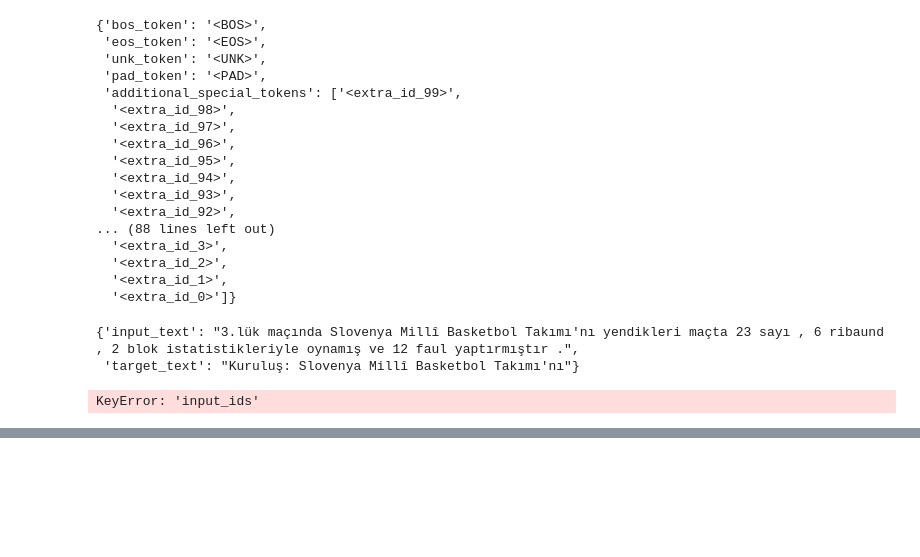
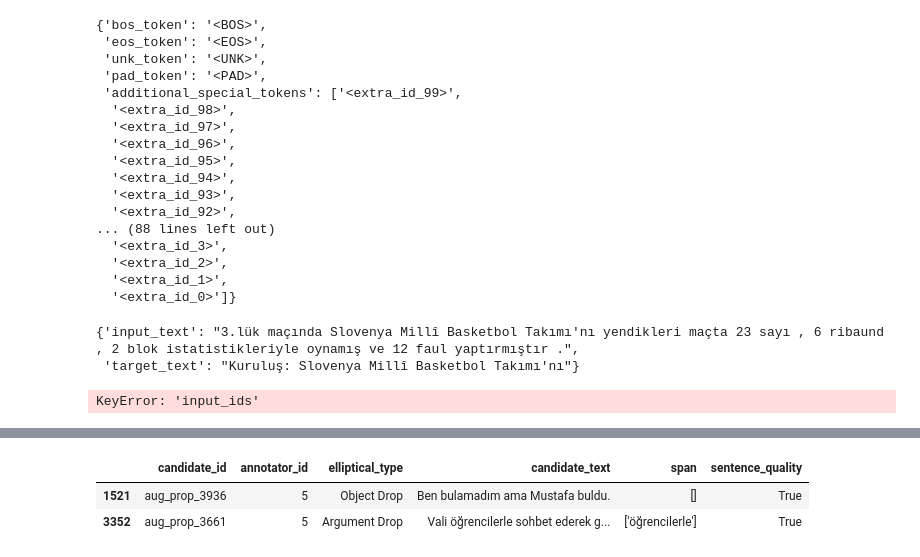
Before and after one commit to karahan-sahin/ellipsis-tr, a Jupyter notebook: main.ipynb, the cells around one changed output, grey strips where cells are left out. Drawn from its saved outputs; the diff is of its cells as text; code cells hidden in the pictures; blank space fills up the shorter version.

```diff
--- a/main.ipynb
+++ b/main.ipynb
@@ -804,0 +820,6 @@ KeyError: 'input_ids'
+# %%
+val_type_df[val_type_df.duplicated(subset=['candidate_id', 'elliptical_type'])]
+# %% [output]
+|  | candidate_id | annotator_id | elliptical_type | candidate_text | span | sentence_quality |
+| 1521 | aug_prop_3936 | 5 | Object Drop | Ben bulamadım ama Mustafa buldu. | [] | True |
+| 3352 | aug_prop_3661 | 5 | Argument Drop | Vali öğrencilerle sohbet ederek g... | ['öğrencilerle'] | True |
```
Also changed, not shown: parts of 10 cells of this notebook, 15 other files.
